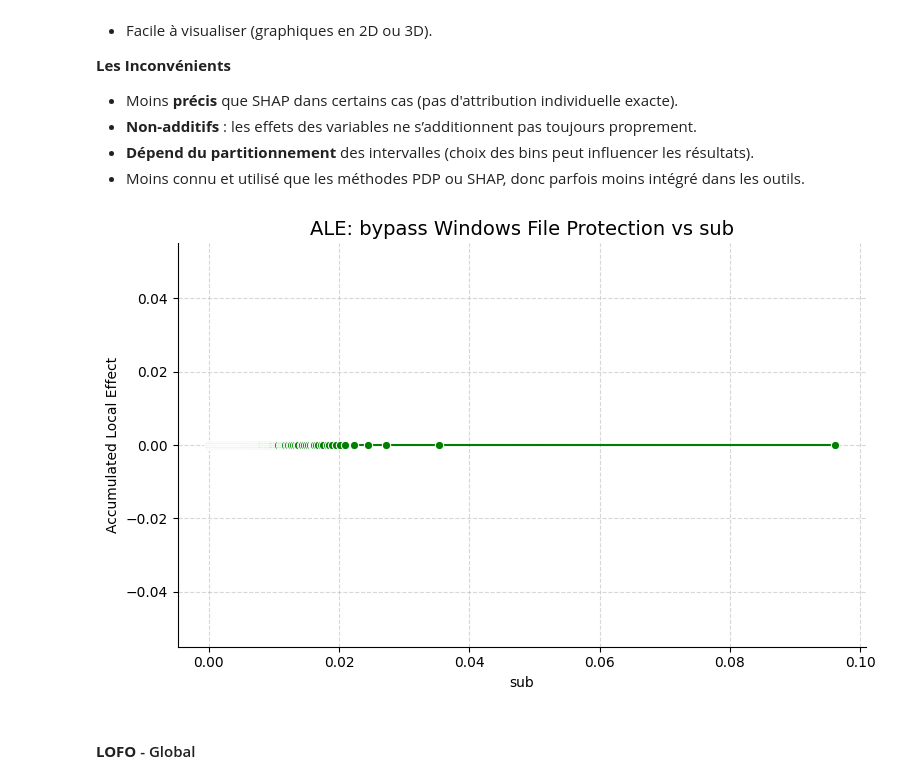
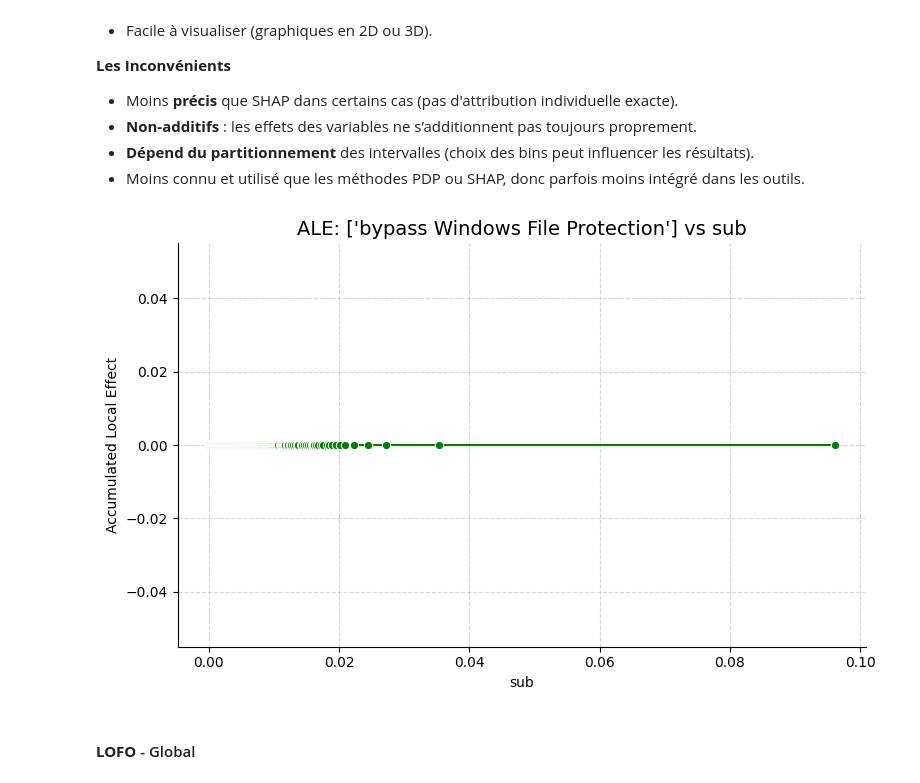
Before and after one commit to Michel93DM/XAI_methods, a Jupyter notebook: Notebooks/XAI_methods.ipynb, the cells around one changed output. Cells and saved outputs as stored; diff of their text form; code cells hidden in the pictures.

```diff
--- a/Notebooks/XAI_methods.ipynb
+++ b/Notebooks/XAI_methods.ipynb
@@ -313,30 +320,28 @@ ale_grid = ale_exp.feature_values[feature_idx]
 # %%
-# Configuration
-feature_to_plot = 'sub'
-label_names = ['bypass Windows File Protection']
+
 
 # Optionally scale ALE values
 scaler = MinMaxScaler()
 ale_scaled = scaler.fit_transform(ale_feature.reshape(-1, 1)).flatten()
 
 # Create DataFrame for plotting
 df_ale = pd.DataFrame({
     feature_to_plot: ale_grid,
     'ALE': ale_scaled
 })
 
 # Plot ALE curve
 plt.figure(figsize=(8, 5))
 sns.lineplot(data=df_ale, x=feature_to_plot, y='ALE', marker='o', color='green')
 sns.despine()
-plt.title(f"ALE: {label_names[i]} vs {feature_to_plot}", fontsize=14)
+plt.title(f"ALE: {label_names} vs {feature_to_plot}", fontsize=14)
 plt.xlabel(feature_to_plot)
 plt.ylabel("Accumulated Local Effect")
 plt.grid(True, linestyle='--', alpha=0.5)
 plt.tight_layout()
 plt.show()
 # %% [output]
-[figure, old version]
+[figure, new version]
 # %% [markdown]
 #### **LOFO** - Global
 # %% [markdown]
```
Also changed, not shown: parts of 3 cells of this notebook.
